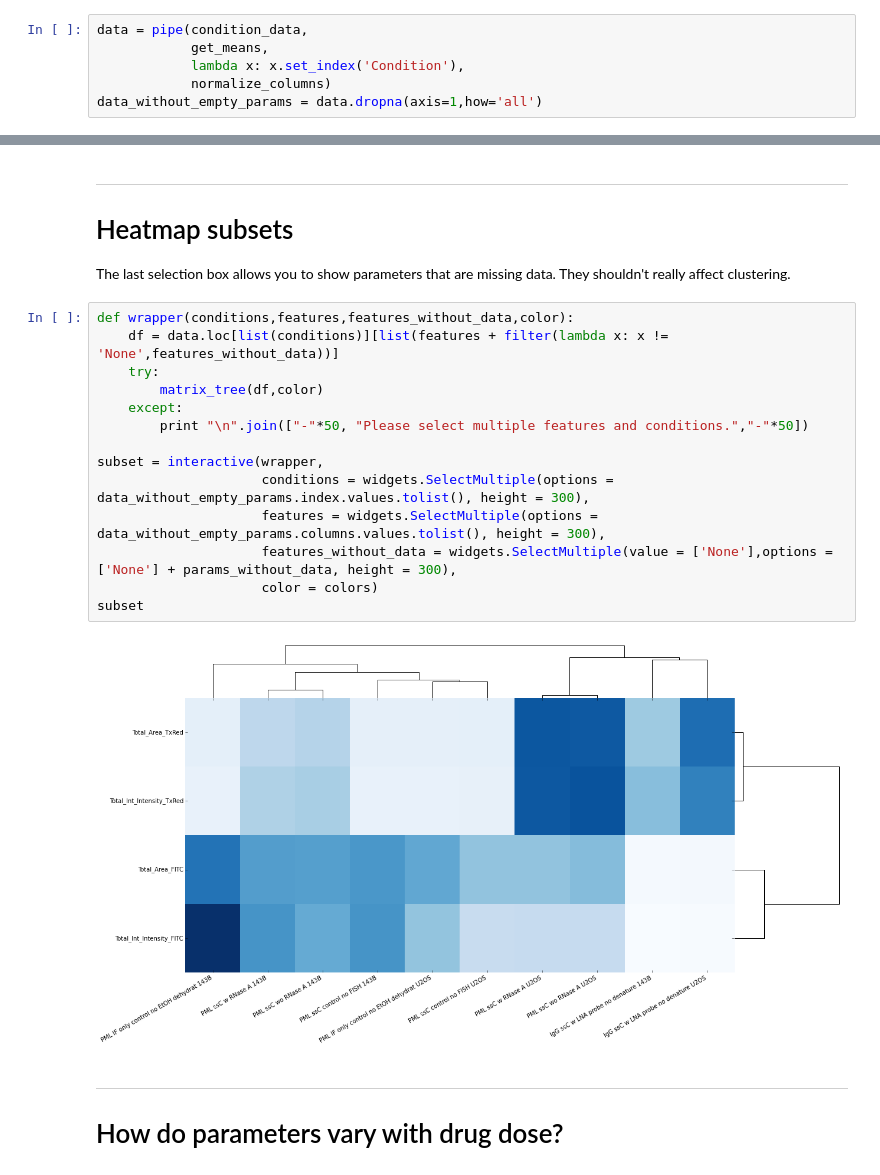
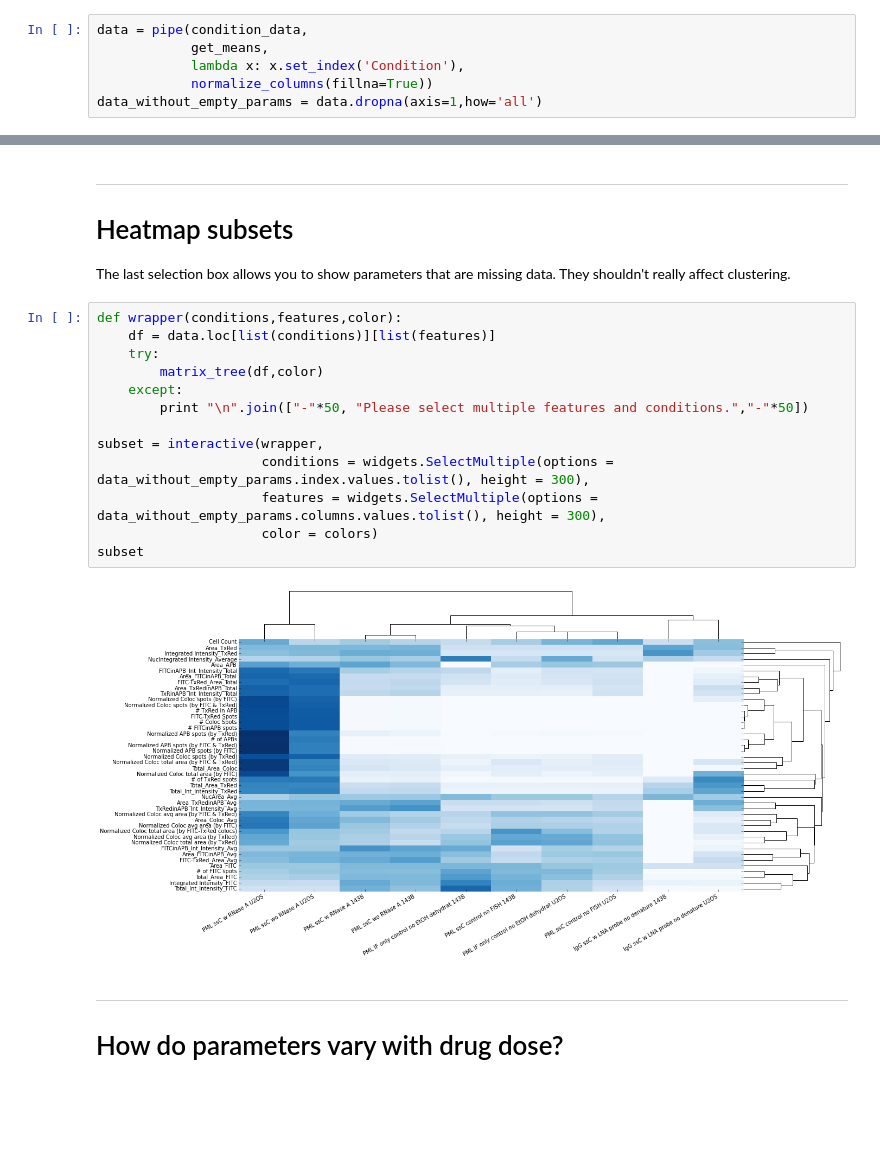
Before and after one commit to dela3499/assay-explorer, a Jupyter notebook: DATAVIS - 6.19.2015 - ssC.ipynb, the cells around one changed output, grey strips where cells are left out. Saved outputs shown, nothing was run; the diff lists cells and outputs as text; blank space fills up the shorter version.

Commit message:
Filled missing data with zeros - to help aid clustering.

```diff
--- a/DATAVIS - 6.19.2015 - ssC.ipynb
+++ b/DATAVIS - 6.19.2015 - ssC.ipynb
@@ -46,7 +44,7 @@ interact(plot_plates,
 data = pipe(condition_data,
             get_means,
             lambda x: x.set_index('Condition'),
-            normalize_columns)
+            normalize_columns(fillna=True))
 data_without_empty_params = data.dropna(axis=1,how='all')
 # %%
 params_without_data = sorted(set(data.columns).difference(data_without_empty_params.columns))
@@ -59,21 +57,20 @@ interact(matrix_tree, data = fixed(data_without_empty_params), color = colors);
 # Heatmap subsets
 The last selection box allows you to show parameters that are missing data. They shouldn't really affect clustering.
 # %%
-def wrapper(conditions,features,features_without_data,color):
-    df = data.loc[list(conditions)][list(features + filter(lambda x: x != 'None',features_without_data))]
+def wrapper(conditions,features,color):
+    df = data.loc[list(conditions)][list(features)]
     try:
         matrix_tree(df,color)
     except:
         print "\n".join(["-"*50, "Please select multiple features and conditions.","-"*50])
 
 subset = interactive(wrapper,
                      conditions = widgets.SelectMultiple(options = data_without_empty_params.index.values.tolist(), height = 300),
                      features = widgets.SelectMultiple(options = data_without_empty_params.columns.values.tolist(), height = 300),
-                     features_without_data = widgets.SelectMultiple(value = ['None'],options = ['None'] + params_without_data, height = 300),
                      color = colors)
 subset
 # %% [output]
-[figure, old version]
+[figure, new version]
 # %% [markdown]
 ---
 # How do parameters vary with drug dose?
```
Also changed, not shown: parts of 2 cells of this notebook, 2 other files.
